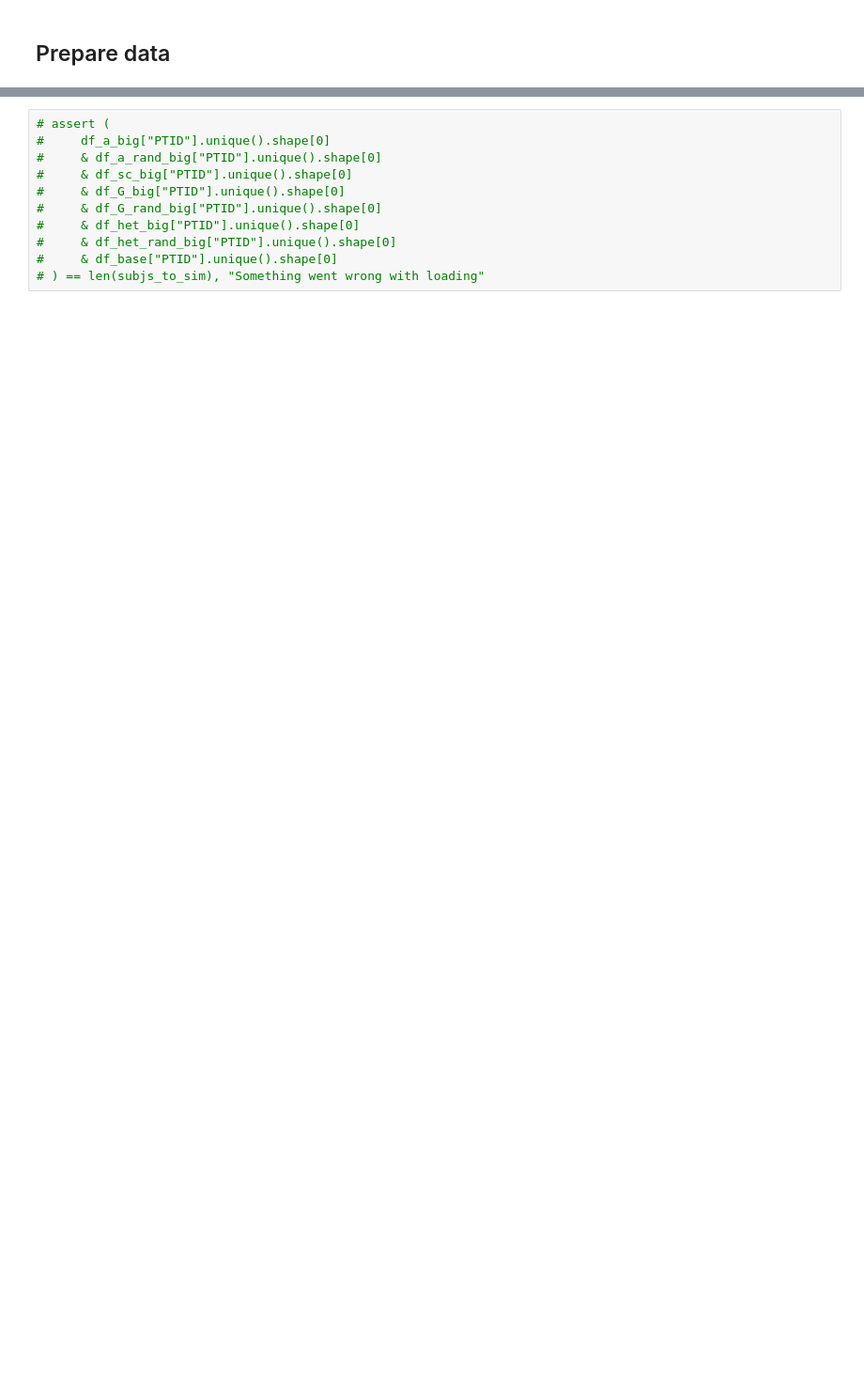
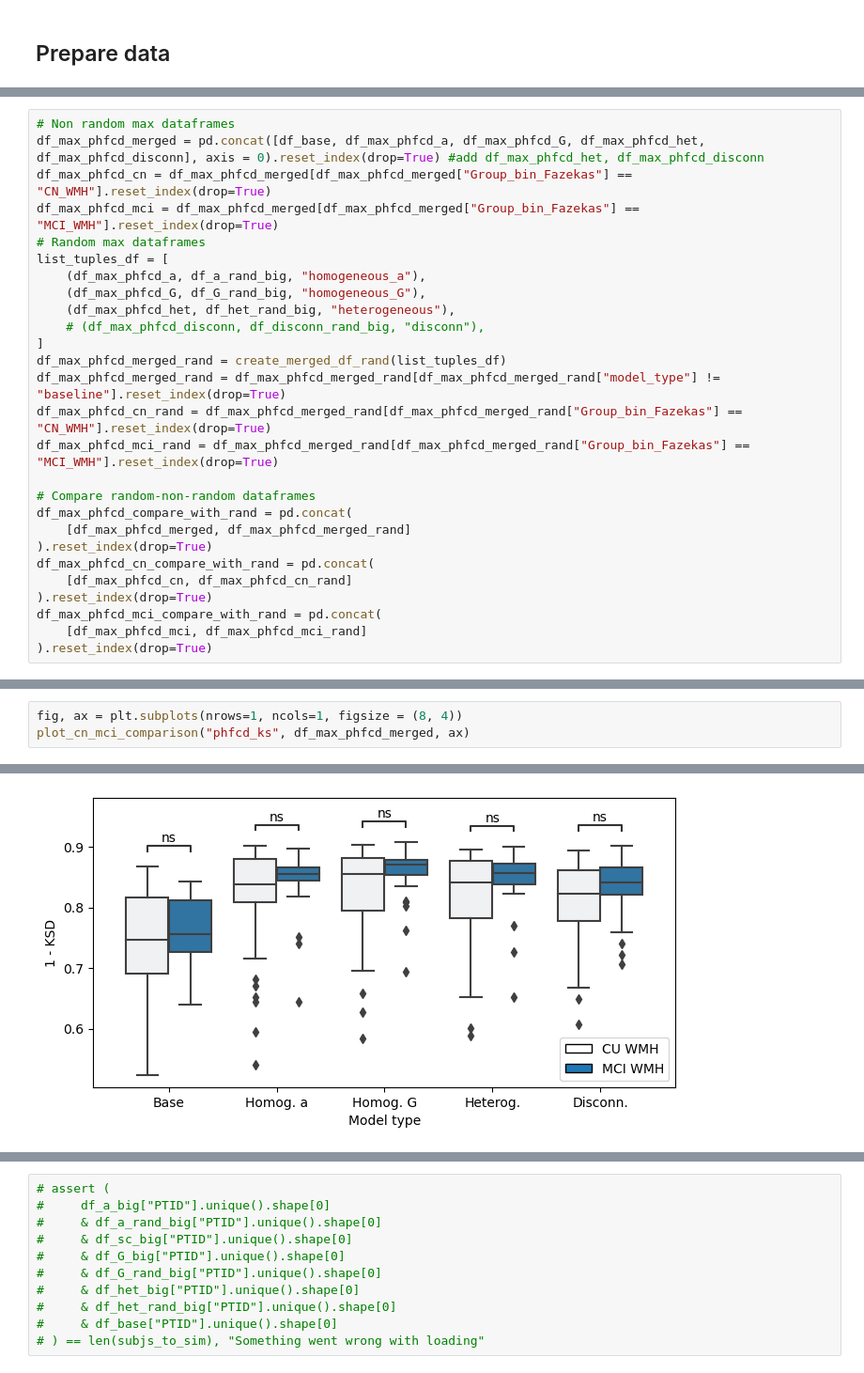
Before and after one commit to dani2442/TMS_in_AD, a Jupyter notebook: 03_modeling_neurolib/petTOAD_final_analysis_log.ipynb, the cells around one changed output, grey strips where cells are left out. Shown: that part at 94% size. Drawn from its saved outputs; the diff is of its cells as text; blank space fills up the shorter version.

```diff
--- a/03_modeling_neurolib/petTOAD_final_analysis_log.ipynb
+++ b/03_modeling_neurolib/petTOAD_final_analysis_log.ipynb
@@ -670,0 +337,27 @@ df_max_fc_sc, df_max_phfcd_sc, df_max_comp_score_sc = get_best_dfs(
+# %%
+# Non random max dataframes
+df_max_phfcd_merged = pd.concat([df_base, df_max_phfcd_a, df_max_phfcd_G, df_max_phfcd_het, df_max_phfcd_disconn], axis = 0).reset_index(drop=True) #add df_max_phfcd_het, df_max_phfcd_disconn
+df_max_phfcd_cn = df_max_phfcd_merged[df_max_phfcd_merged["Group_bin_Fazekas"] == "CN_WMH"].reset_index(drop=True)
+df_max_phfcd_mci = df_max_phfcd_merged[df_max_phfcd_merged["Group_bin_Fazekas"] == "MCI_WMH"].reset_index(drop=True)
+# Random max dataframes
+list_tuples_df = [
+    (df_max_phfcd_a, df_a_rand_big, "homogeneous_a"),
+    (df_max_phfcd_G, df_G_rand_big, "homogeneous_G"),
+    (df_max_phfcd_het, df_het_rand_big, "heterogeneous"),
+    # (df_max_phfcd_disconn, df_disconn_rand_big, "disconn"),
+]
+df_max_phfcd_merged_rand = create_merged_df_rand(list_tuples_df)
+df_max_phfcd_merged_rand = df_max_phfcd_merged_rand[df_max_phfcd_merged_rand["model_type"] != "baseline"].reset_index(drop=True)
+df_max_phfcd_cn_rand = df_max_phfcd_merged_rand[df_max_phfcd_merged_rand["Group_bin_Fazekas"] == "CN_WMH"].reset_index(drop=True)
+df_max_phfcd_mci_rand = df_max_phfcd_merged_rand[df_max_phfcd_merged_rand["Group_bin_Fazekas"] == "MCI_WMH"].reset_index(drop=True)
+
+# Compare random-non-random dataframes
+df_max_phfcd_compare_with_rand = pd.concat(
+    [df_max_phfcd_merged, df_max_phfcd_merged_rand]
+).reset_index(drop=True)
+df_max_phfcd_cn_compare_with_rand = pd.concat(
+    [df_max_phfcd_cn, df_max_phfcd_cn_rand]
+).reset_index(drop=True)
+df_max_phfcd_mci_compare_with_rand = pd.concat(
+    [df_max_phfcd_mci, df_max_phfcd_mci_rand]
+).reset_index(drop=True)
@@ -670,0 +417,4 @@ df_max_fc_sc, df_max_phfcd_sc, df_max_comp_score_sc = get_best_dfs(
+# %%
+fig, ax = plt.subplots(nrows=1, ncols=1, figsize = (8, 4))
+plot_cn_mci_comparison("phfcd_ks", df_max_phfcd_merged, ax)
+# %% [output]
@@ -670,0 +433 @@ df_max_fc_sc, df_max_phfcd_sc, df_max_comp_score_sc = get_best_dfs(
+[figure, added]
```
Also changed, not shown: parts of 61 cells of this notebook, 8 other files.
